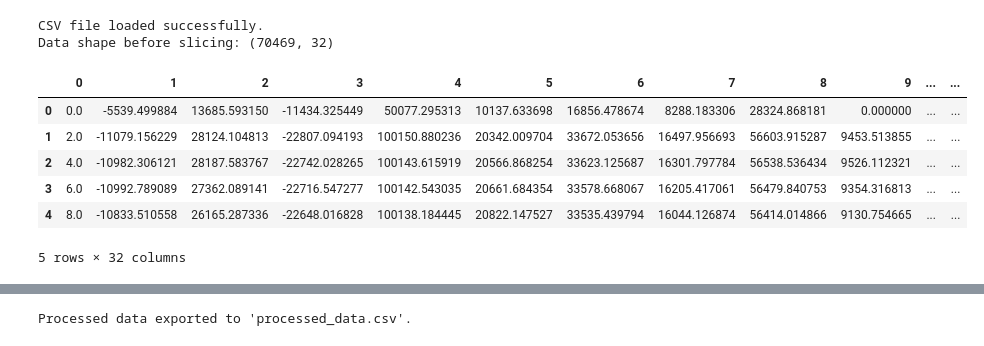
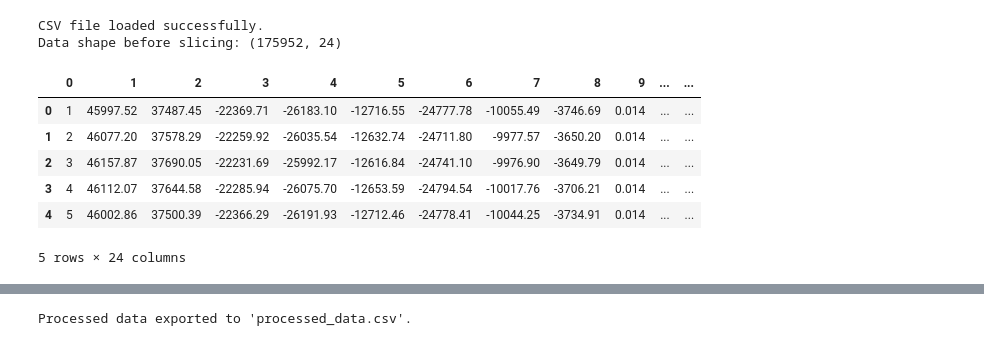
Before and after one commit to woahboi19/openbci_eeg_ad, a Jupyter notebook: cython_eeg_data_processor.ipynb, the cells around one changed output, grey strips where cells are left out. Cells and saved outputs as stored; diff of their text form; code cells hidden in the pictures.

```diff
--- a/cython_eeg_data_processor.ipynb
+++ b/cython_eeg_data_processor.ipynb
@@ -31,27 +29,29 @@ openbci_data_path = "C:/Users/anil_/Russel Emotion Calc/openbci_data.csv"
+# %%
+openbci_data_path = "openbci_meditation.csv"
 # %%
 # Load the CSV file without headers
 try:
-    data = pd.read_csv(openbci_data_path, header=None, delimiter='\t')
+    data = pd.read_csv(openbci_data_path, header=None)
     print("CSV file loaded successfully.")
     print("Data shape before slicing:", data.shape)
 except FileNotFoundError:
     print("CSV file not found. Please check the file path.")
     exit()
 except ValueError as ve:
     print(f"Error reading CSV file: {ve}")
     exit()
 
 data.head()
 # %% [output]
 CSV file loaded successfully.
-Data shape before slicing: (70469, 32)
+Data shape before slicing: (175952, 24)
 |  | 0 | 1 | 2 | 3 | 4 | 5 | 6 | 7 | 8 | 9 | ... | ... |
-| 0 | 0.0 | -5539.499884 | 13685.593150 | -11434.325449 | 50077.295313 | 10137.633698 | 16856.478674 | 8288.183306 | 28324.868181 | 0.000000 | ... | ... |
-| 1 | 2.0 | -11079.156229 | 28124.104813 | -22807.094193 | 100150.880236 | 20342.009704 | 33672.053656 | 16497.956693 | 56603.915287 | 9453.513855 | ... | ... |
-| 2 | 4.0 | -10982.306121 | 28187.583767 | -22742.028265 | 100143.615919 | 20566.868254 | 33623.125687 | 16301.797784 | 56538.536434 | 9526.112321 | ... | ... |
-| 3 | 6.0 | -10992.789089 | 27362.089141 | -22716.547277 | 100142.543035 | 20661.684354 | 33578.668067 | 16205.417061 | 56479.840753 | 9354.316813 | ... | ... |
-| 4 | 8.0 | -10833.510558 | 26165.287336 | -22648.016828 | 100138.184445 | 20822.147527 | 33535.439794 | 16044.126874 | 56414.014866 | 9130.754665 | ... | ... |
+| 0 | 1 | 45997.52 | 37487.45 | -22369.71 | -26183.10 | -12716.55 | -24777.78 | -10055.49 | -3746.69 | 0.014 | ... | ... |
+| 1 | 2 | 46077.20 | 37578.29 | -22259.92 | -26035.54 | -12632.74 | -24711.80 | -9977.57 | -3650.20 | 0.014 | ... | ... |
+| 2 | 3 | 46157.87 | 37690.05 | -22231.69 | -25992.17 | -12616.84 | -24741.10 | -9976.90 | -3649.79 | 0.014 | ... | ... |
+| 3 | 4 | 46112.07 | 37644.58 | -22285.94 | -26075.70 | -12653.59 | -24794.54 | -10017.76 | -3706.21 | 0.014 | ... | ... |
+| 4 | 5 | 46002.86 | 37500.39 | -22366.29 | -26191.93 | -12712.46 | -24778.41 | -10044.25 | -3734.91 | 0.014 | ... | ... |
-5 rows × 32 columns
+5 rows × 24 columns
 # %%
 # Drop the first column (timer)
 try:
```
Also changed, not shown: parts of 7 cells of this notebook, 2 other files.
